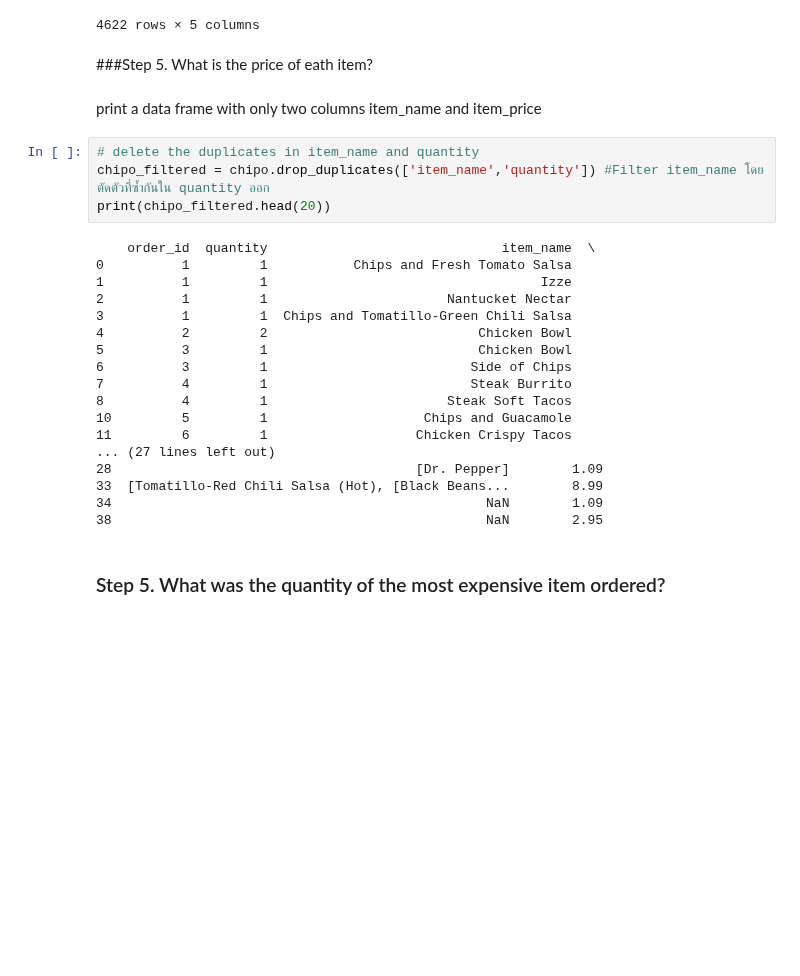
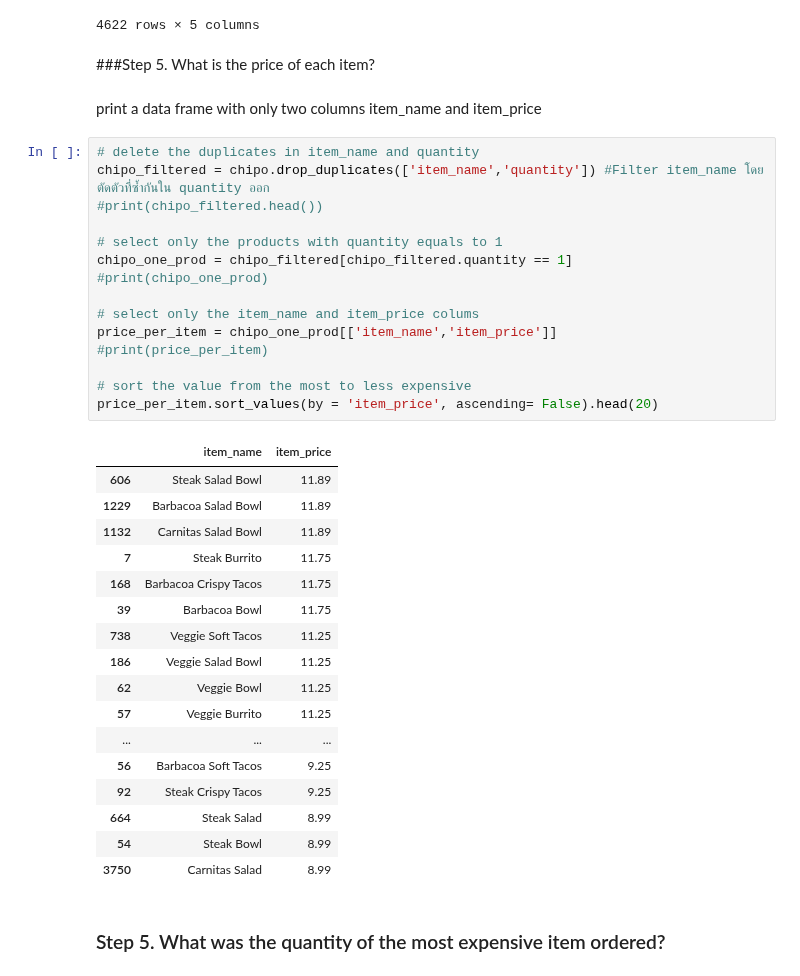
Before and after one commit to Toeysamm/2-64-NIDA-DADS5001, a Jupyter notebook: 02_Filtering_&_Sorting/Chipotle/Exercises_with_solutions.ipynb, the cells around one changed output. Saved outputs shown, nothing was run; the diff lists cells and outputs as text; blank space fills up the shorter version.

```diff
--- a/02_Filtering_&_Sorting/Chipotle/Exercises_with_solutions.ipynb
+++ b/02_Filtering_&_Sorting/Chipotle/Exercises_with_solutions.ipynb
@@ -102,31 +102,42 @@ chipo.sort_values(by = "item_name")
 | 1395 | 567 | 1 | Veggie Soft Tacos | [Fresh Tomato Salsa (Mild), [Pint... | 8.49 |
 4622 rows × 5 columns
 # %% [markdown]
-###Step 5. What is the price of eath item?
+###Step 5. What is the price of each item?
 # %% [markdown]
 print a data frame with only two columns item_name and item_price
 # %%
 # delete the duplicates in item_name and quantity
 chipo_filtered = chipo.drop_duplicates(['item_name','quantity']) #Filter item_name โดยตัดตัวที่ซ้ำกันใน quantity ออก
-print(chipo_filtered.head(20))
+#print(chipo_filtered.head())
+
+# select only the products with quantity equals to 1
+chipo_one_prod = chipo_filtered[chipo_filtered.quantity == 1]
+#print(chipo_one_prod)
+
+# select only the item_name and item_price colums
+price_per_item = chipo_one_prod[['item_name','item_price']]
+#print(price_per_item)
+
+# sort the value from the most to less expensive
+price_per_item.sort_values(by = 'item_price', ascending= False).head(20)
 # %% [output]
-    order_id  quantity                              item_name  \
-0          1         1           Chips and Fresh Tomato Salsa
-1          1         1                                   Izze
-2          1         1                       Nantucket Nectar
-3          1         1  Chips and Tomatillo-Green Chili Salsa
-4          2         2                           Chicken Bowl
-5          3         1                           Chicken Bowl
-6          3         1                          Side of Chips
-7          4         1                          Steak Burrito
-8          4         1                       Steak Soft Tacos
-10         5         1                    Chips and Guacamole
-11         6         1                   Chicken Crispy Tacos
-... (27 lines left out)
-28                                       [Dr. Pepper]        1.09
-33  [Tomatillo-Red Chili Salsa (Hot), [Black Beans...        8.99
-34                                                NaN        1.09
-38                                                NaN        2.95
+|  | item_name | item_price |
+| 606 | Steak Salad Bowl | 11.89 |
+| 1229 | Barbacoa Salad Bowl | 11.89 |
+| 1132 | Carnitas Salad Bowl | 11.89 |
+| 7 | Steak Burrito | 11.75 |
+| 168 | Barbacoa Crispy Tacos | 11.75 |
+| 39 | Barbacoa Bowl | 11.75 |
+| 738 | Veggie Soft Tacos | 11.25 |
+| 186 | Veggie Salad Bowl | 11.25 |
+| 62 | Veggie Bowl | 11.25 |
+| 57 | Veggie Burrito | 11.25 |
+| ... | ... | ... |
+| 56 | Barbacoa Soft Tacos | 9.25 |
+| 92 | Steak Crispy Tacos | 9.25 |
+| 664 | Steak Salad | 8.99 |
+| 54 | Steak Bowl | 8.99 |
+| 3750 | Carnitas Salad | 8.99 |
 # %% [markdown]
 ### Step 5. What was the quantity of the most expensive item ordered?
 # %%
```
